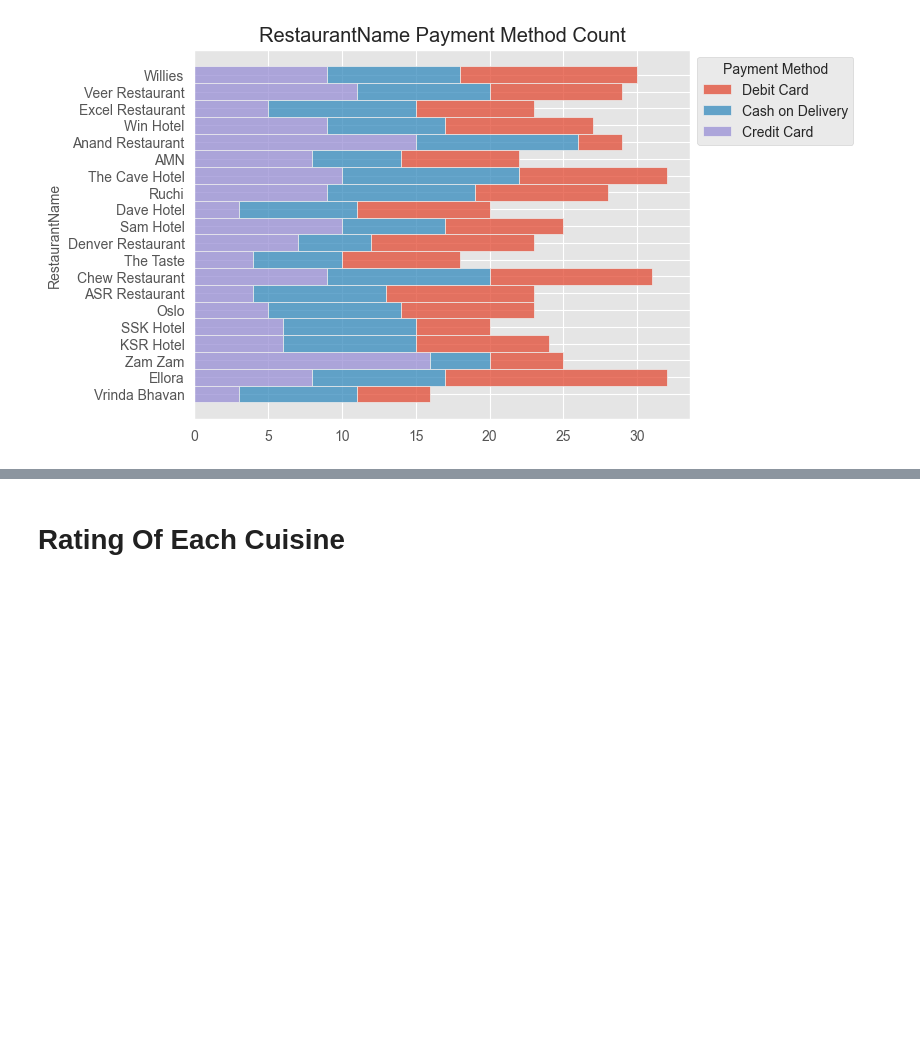
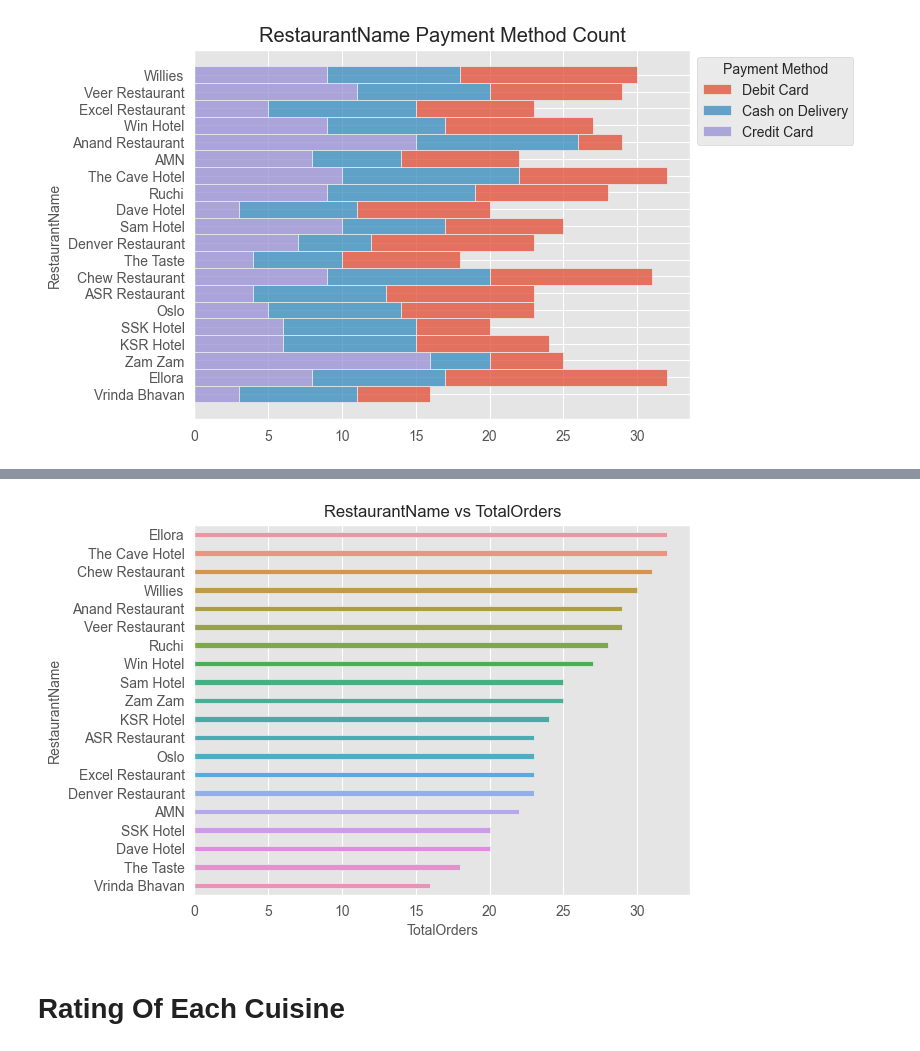
Before and after one commit to Osama-Anmar/Analysis-Restaurant-Data, a Jupyter notebook: Restaurant Sales.ipynb, the cells around one changed output, grey strips where cells are left out. Saved outputs shown, nothing was run; the diff lists cells and outputs as text; code cells hidden in the pictures; blank space fills up the shorter version.

```diff
--- a/Restaurant Sales.ipynb
+++ b/Restaurant Sales.ipynb
@@ -420,0 +425,3 @@ hist_plot('RestaurantName', 'Payment Method')
+# %%
+RestaurantTotalOrder = OrdersDetails.groupby(['RestaurantName'], as_index=False, sort=True).agg(TotalOrders = ('Order ID', 'count')).sort_values(by='TotalOrders', ascending=False)
+RestaurantTotalOrder
@@ -421,3 +446,7 @@ hist_plot('RestaurantName', 'Payment Method')
+# %%
+bar_plot('TotalOrders', 'RestaurantName', RestaurantTotalOrder)
+# %% [output]
+[figure, added]
 # %% [markdown]
 # Rating Of Each Cuisine
 # %%
```
Also changed, not shown: parts of 14 cells of this notebook.
